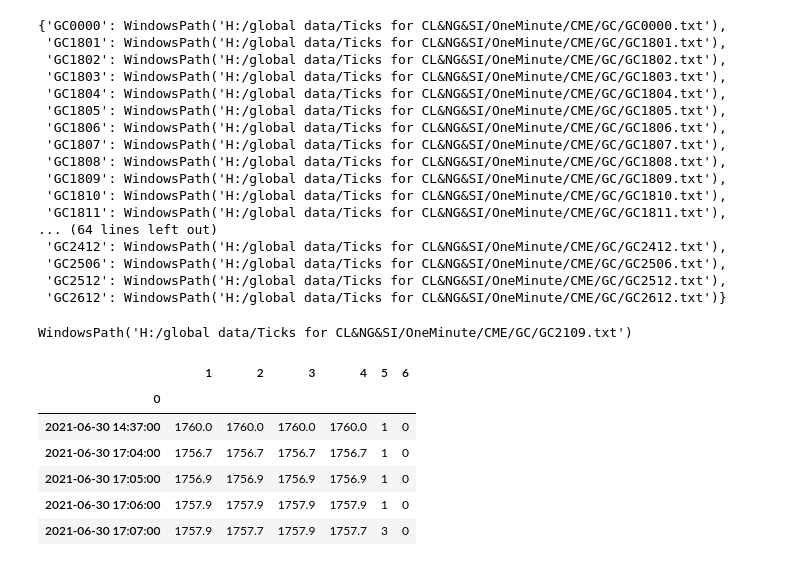
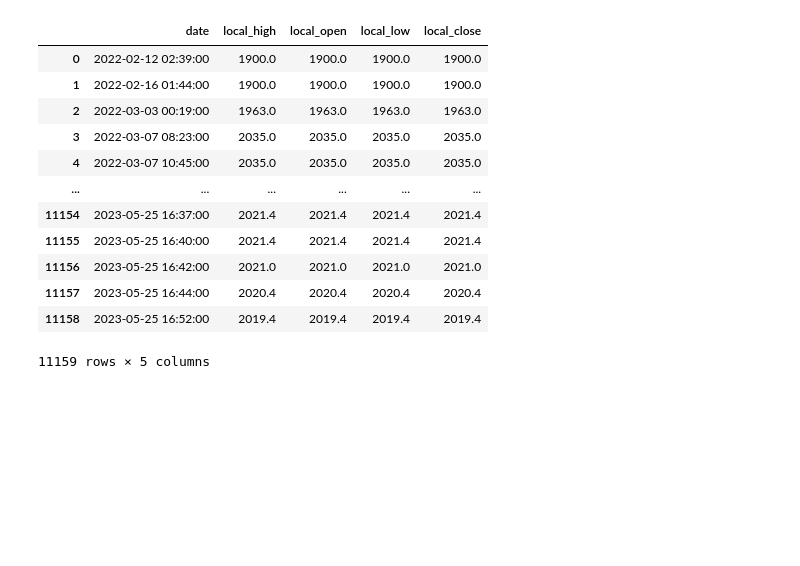
Before and after one commit to KangruiYuan/XQuant, a Jupyter notebook: XQuant/Scripts/IBQuote/base.ipynb, the cells around one changed output. Drawn from its saved outputs; the diff is of its cells as text; code cells hidden in the pictures; blank space fills up the shorter version.

```diff
--- a/XQuant/Scripts/IBQuote/base.ipynb
+++ b/XQuant/Scripts/IBQuote/base.ipynb
@@ -1,4 +1,11 @@
 # %%
 import os
-_CME = r"H:\global data\Ticks for CL&NG&SI\OneMinute\CME"
-CME_PATH = os.getenv("CME", _CME)
+from pathlib import Path
+import pandas as pd
+
+def local_path():
+    CME_PATH = os.getenv("CME", r"H:\global data\Ticks for CL&NG&SI\OneMinute\CME")
+    CME = Path(CME_PATH)
+    return {i.stem: i for i in CME.iterdir()}
+SYMBOLS = local_path()
+SYMBOLS
@@ -8,3 +16,0 @@ CME = Path(CME_PATH)
-# %%
-SYMBOLS = {i.stem: i for i in CME.iterdir()}
-SYMBOLS
@@ -21,38 +17,24 @@ WindowsPath('H:/global data/Ticks for CL&NG&SI/OneMinute/CME/GC')
-# %%
-GC_contracts = {i.stem: i for i in GC.glob("*.txt")}
-GC_contracts
-# %% [output]
-{'GC0000': WindowsPath('H:/global data/Ticks for CL&NG&SI/OneMinute/CME/GC/GC0000.txt'),
- 'GC1801': WindowsPath('H:/global data/Ticks for CL&NG&SI/OneMinute/CME/GC/GC1801.txt'),
- 'GC1802': WindowsPath('H:/global data/Ticks for CL&NG&SI/OneMinute/CME/GC/GC1802.txt'),
- 'GC1803': WindowsPath('H:/global data/Ticks for CL&NG&SI/OneMinute/CME/GC/GC1803.txt'),
- 'GC1804': WindowsPath('H:/global data/Ticks for CL&NG&SI/OneMinute/CME/GC/GC1804.txt'),
- 'GC1805': WindowsPath('H:/global data/Ticks for CL&NG&SI/OneMinute/CME/GC/GC1805.txt'),
- 'GC1806': WindowsPath('H:/global data/Ticks for CL&NG&SI/OneMinute/CME/GC/GC1806.txt'),
- 'GC1807': WindowsPath('H:/global data/Ticks for CL&NG&SI/OneMinute/CME/GC/GC1807.txt'),
- 'GC1808': WindowsPath('H:/global data/Ticks for CL&NG&SI/OneMinute/CME/GC/GC1808.txt'),
- 'GC1809': WindowsPath('H:/global data/Ticks for CL&NG&SI/OneMinute/CME/GC/GC1809.txt'),
- 'GC1810': WindowsPath('H:/global data/Ticks for CL&NG&SI/OneMinute/CME/GC/GC1810.txt'),
- 'GC1811': WindowsPath('H:/global data/Ticks for CL&NG&SI/OneMinute/CME/GC/GC1811.txt'),
-... (64 lines left out)
- 'GC2412': WindowsPath('H:/global data/Ticks for CL&NG&SI/OneMinute/CME/GC/GC2412.txt'),
- 'GC2506': WindowsPath('H:/global data/Ticks for CL&NG&SI/OneMinute/CME/GC/GC2506.txt'),
- 'GC2512': WindowsPath('H:/global data/Ticks for CL&NG&SI/OneMinute/CME/GC/GC2512.txt'),
- 'GC2612': WindowsPath('H:/global data/Ticks for CL&NG&SI/OneMinute/CME/GC/GC2612.txt')}
-# %%
-GC_TXT = GC_contracts["GC2109"]
-GC_TXT
-# %% [output]
-WindowsPath('H:/global data/Ticks for CL&NG&SI/OneMinute/CME/GC/GC2109.txt')
-# %%
-import pandas as pd
-df = pd.read_csv(GC_TXT, header=None, parse_dates=True, index_col=0)
-df.head()
-# %% [output]
-|  | 1 | 2 | 3 | 4 | 5 | 6 |
-| 0 |  |  |  |  |  |  |
-| 2021-06-30 14:37:00 | 1760.0 | 1760.0 | 1760.0 | 1760.0 | 1 | 0 |
-| 2021-06-30 17:04:00 | 1756.7 | 1756.7 | 1756.7 | 1756.7 | 1 | 0 |
-| 2021-06-30 17:05:00 | 1756.9 | 1756.9 | 1756.9 | 1756.9 | 1 | 0 |
-| 2021-06-30 17:06:00 | 1757.9 | 1757.9 | 1757.9 | 1757.9 | 1 | 0 |
-| 2021-06-30 17:07:00 | 1757.9 | 1757.7 | 1757.9 | 1757.7 | 3 | 0 |
+# %%
+def local_quote(symbol: str, paths: dict[str, Path], symbol_pre: str = "GC"):
+    path = paths[symbol_pre]
+    contracts = {i.stem[2:] : i for i in path.glob("*.txt")}
+    GC_TXT = contracts[symbol]
+    df = pd.read_csv(GC_TXT, header=None, parse_dates=["date"], usecols=range(5), names=["date", "local_high", "local_open", "local_low", "local_close"])
+    df.date = pd.to_datetime(df.date)
+    return df
+GC2312 = local_quote("2312", SYMBOLS)
+GC2312
+# %% [output]
+|  | date | local_high | local_open | local_low | local_close |
+| 0 | 2022-02-12 02:39:00 | 1900.0 | 1900.0 | 1900.0 | 1900.0 |
+| 1 | 2022-02-16 01:44:00 | 1900.0 | 1900.0 | 1900.0 | 1900.0 |
+| 2 | 2022-03-03 00:19:00 | 1963.0 | 1963.0 | 1963.0 | 1963.0 |
+| 3 | 2022-03-07 08:23:00 | 2035.0 | 2035.0 | 2035.0 | 2035.0 |
+| 4 | 2022-03-07 10:45:00 | 2035.0 | 2035.0 | 2035.0 | 2035.0 |
+| ... | ... | ... | ... | ... | ... |
+| 11154 | 2023-05-25 16:37:00 | 2021.4 | 2021.4 | 2021.4 | 2021.4 |
+| 11155 | 2023-05-25 16:40:00 | 2021.4 | 2021.4 | 2021.4 | 2021.4 |
+| 11156 | 2023-05-25 16:42:00 | 2021.0 | 2021.0 | 2021.0 | 2021.0 |
+| 11157 | 2023-05-25 16:44:00 | 2020.4 | 2020.4 | 2020.4 | 2020.4 |
+| 11158 | 2023-05-25 16:52:00 | 2019.4 | 2019.4 | 2019.4 | 2019.4 |
+11159 rows × 5 columns
```
Also changed, not shown: parts of 10 cells of this notebook, 21 other files.
